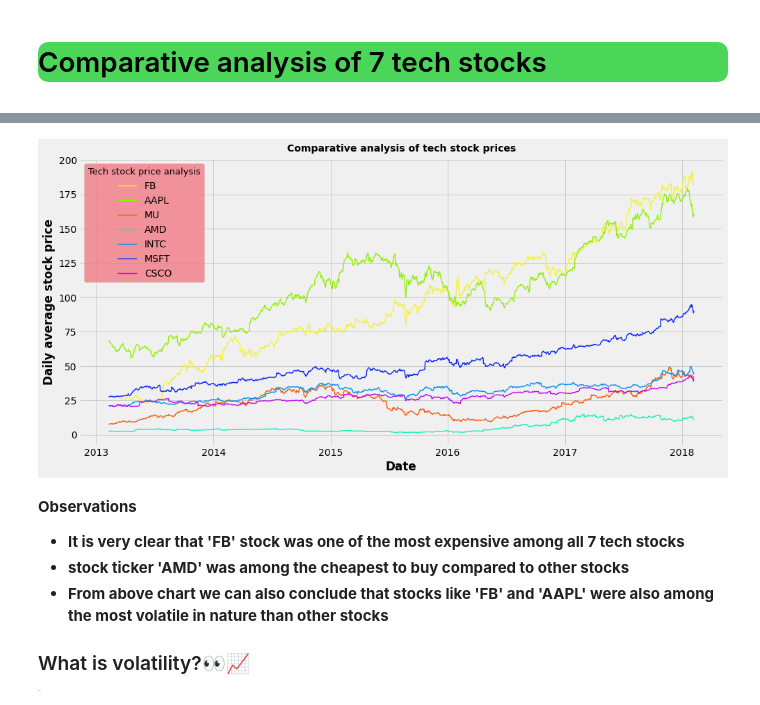
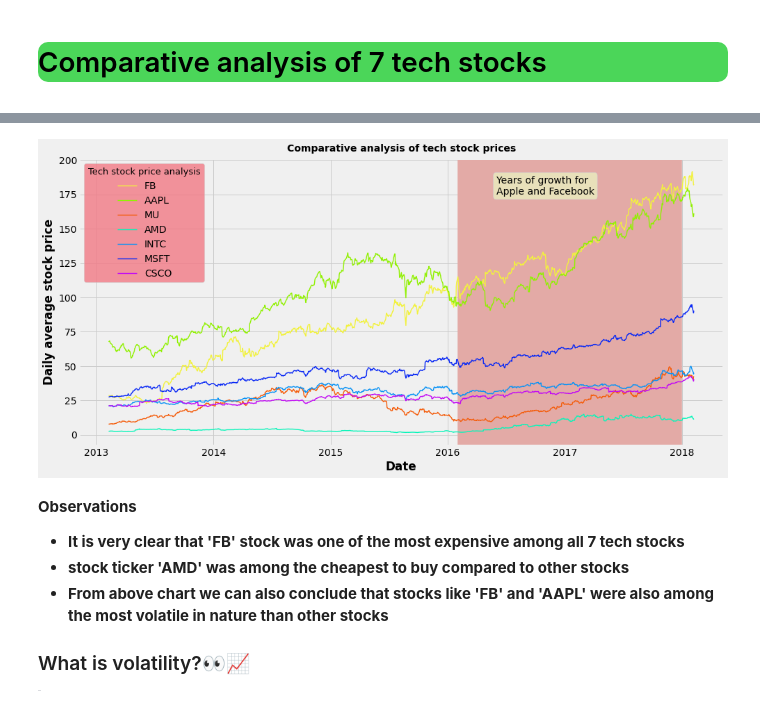
Before and after one commit to avikumart/Time-series-analysis-and-forecasting, a Jupyter notebook: timeseries-stock-price-forecasting.ipynb, the cells around one changed output, grey strips where cells are left out. Saved outputs shown, nothing was run; the diff lists cells and outputs as text; code cells hidden in the pictures.

```diff
--- a/timeseries-stock-price-forecasting.ipynb
+++ b/timeseries-stock-price-forecasting.ipynb
@@ -424,21 +430,24 @@ trade_vol(csco_df)
 # %%
 # tech stocks price comparison
 fig, ax = plt.subplots(figsize=(14,7))
 ax.plot(fb_df['date'], fb_df['daily_mean'],label='FB', color='#f2f23f', lw=1.4)
 ax.plot(aapl_df['date'], aapl_df['daily_mean'],label='AAPL', color='#92f005', lw=1.4)
 ax.plot(mu_df['date'], mu_df['daily_mean'],label='MU', color='#f55c0a', lw=1.4)
 ax.plot(amd_df['date'], amd_df['daily_mean'],label='AMD', color='#0af5ba', lw=1.4)
 ax.plot(intc_df['date'], intc_df['daily_mean'],label='INTC', color='#0a93f5', lw=1.4)
 ax.plot(msft_df['date'], msft_df['daily_mean'],label='MSFT', color='#0a29f5', lw=1.4)
 ax.plot(csco_df['date'], csco_df['daily_mean'],label='CSCO', color='#c20af5', lw=1.4)
+ax.axvspan(*mdates.datestr2num(['2/1/2016','12/31/2017']), color='#e3aaa6')
 ax.set_title("Comparative analysis of tech stock prices")
+ax.annotate("Years of growth for\nApple and Facebook", xy=(mdates.datestr2num('6/1/2016'),175),
+           bbox=dict(boxstyle="round",facecolor='#e8e0ba', edgecolor='#d0d5db'))
 ax.set_xlabel("Date")
 ax.set_ylabel("Daily average stock price")
 ax.legend(facecolor='#f27985', fontsize="medium", title="Tech stock price analysis", title_fontsize=13)
 
 plt.show()
 # %% [output]
-[figure, old version]
+[figure, new version]
 # %% [markdown]
 **Observations**
 
```
Also changed, not shown: parts of 11 cells of this notebook.
